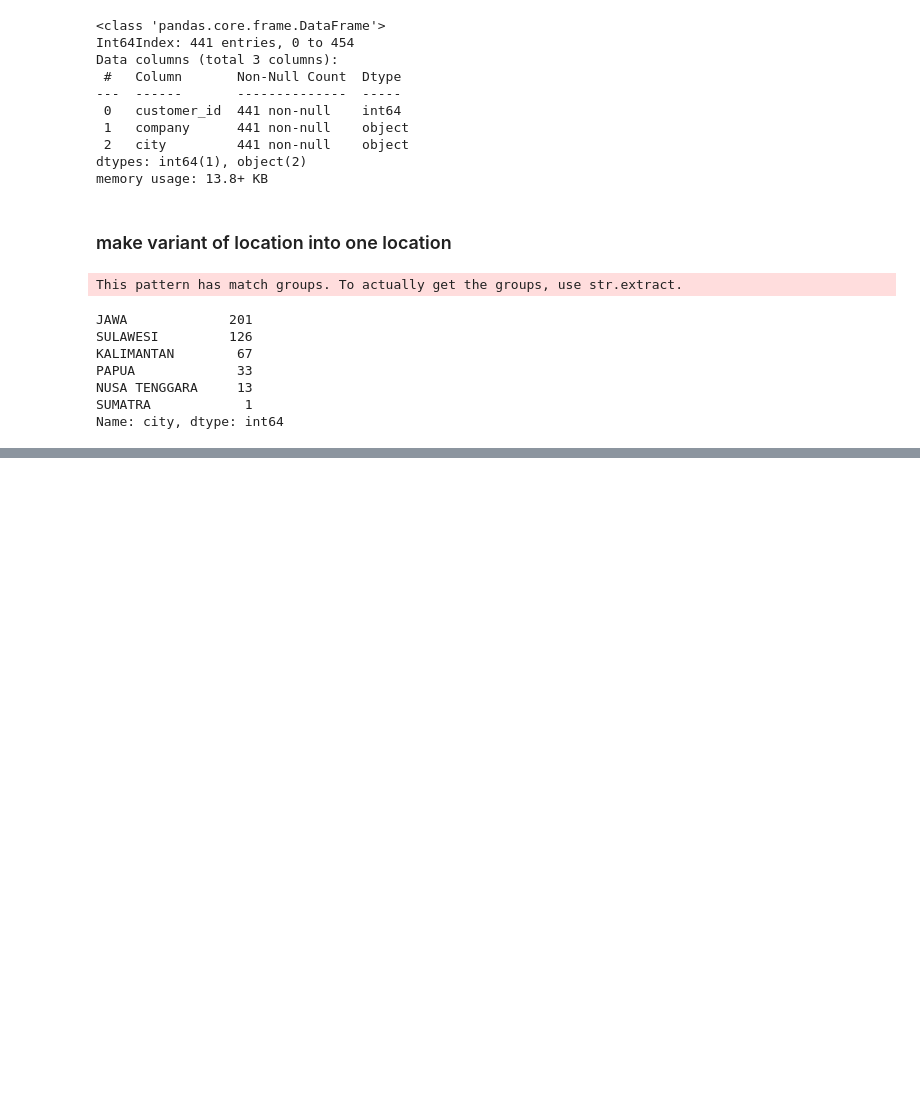
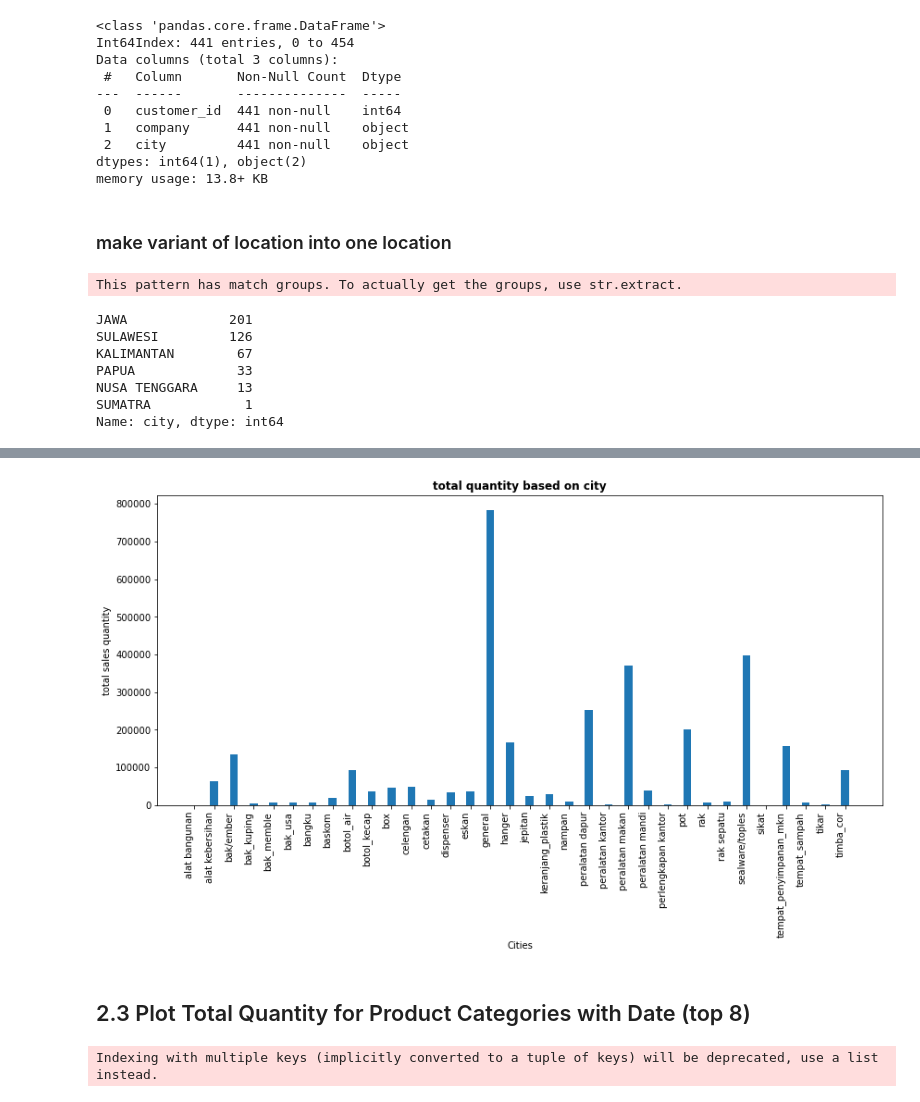
Before and after one commit to jordankusuma/skripsi_forecast, a Jupyter notebook: Skripsi_coba.ipynb, the cells around one changed output, grey strips where cells are left out. Cells and saved outputs as stored; diff of their text form; code cells hidden in the pictures; blank space fills up the shorter version.

```diff
--- a/Skripsi_coba.ipynb
+++ b/Skripsi_coba.ipynb
@@ -250,0 +353,5 @@ Name: city, dtype: int64
+# %%
+#Let's have a look at the total sales from each of the 3 categries
+print("Total Quantity from each category")
+category_data = df_result.groupby('category_name').agg({"quantity":"sum"})
+category_data.sort_values(by='quantity', ascending=False).head(10)
@@ -250,0 +372,16 @@ Name: city, dtype: int64
+# %%
+#plot the barchart
+bar_plot("Cities", "total sales quantity", "total quantity based on city", category_data.index, category_data['quantity'], 90)
+# %% [output]
+[figure, added]
+# %% [markdown]
+## 2.3 Plot Total Quantity for Product Categories with Date (top 8)
+# %%
+#sum of quantity, total and real unit price monthly grouped by category
+#####################################################
+df_result['date'] = pd.to_datetime(df_result['date'], errors='coerce')
+monthly_sales=df_result.groupby([df_result.date.dt.to_period("M"),"category_code"])[
+    "quantity", "total", "real_unit_price"].agg({"real_unit_price":"mean","quantity":"sum","total":"mean"})
+monthly_sales.reset_index(level=[1], inplace=True)
+# %% [output]
+Indexing with multiple keys (implicitly converted to a tuple of keys) will be deprecated, use a list instead.
```
Also changed, not shown: parts of 31 cells of this notebook.
